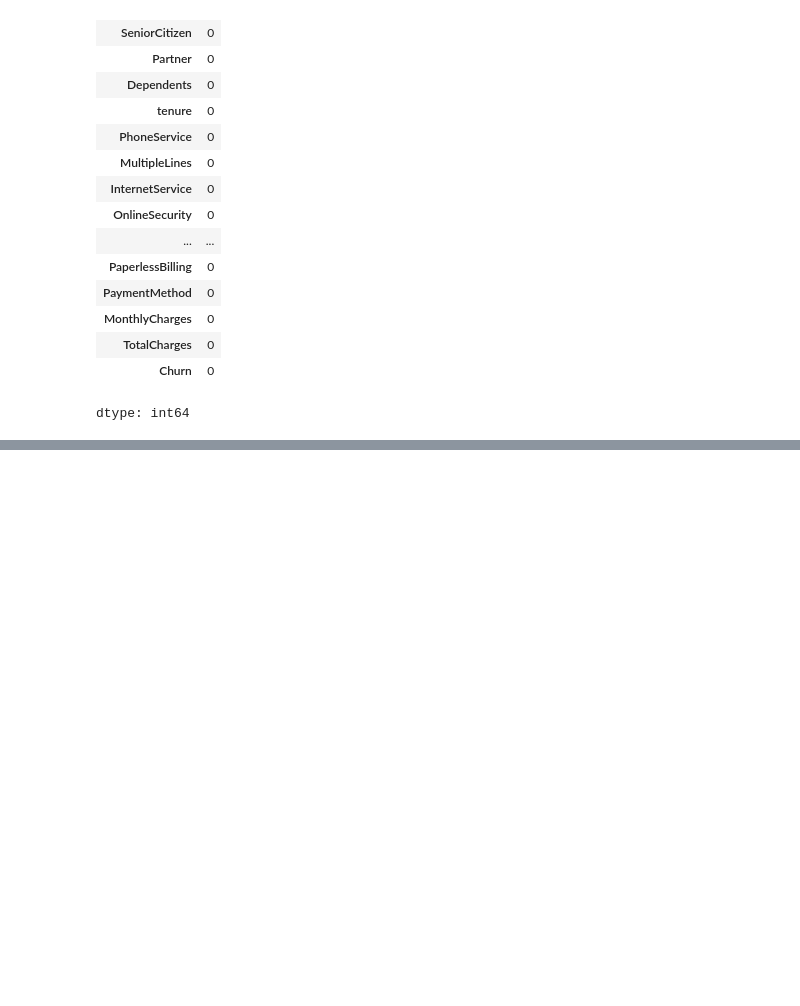
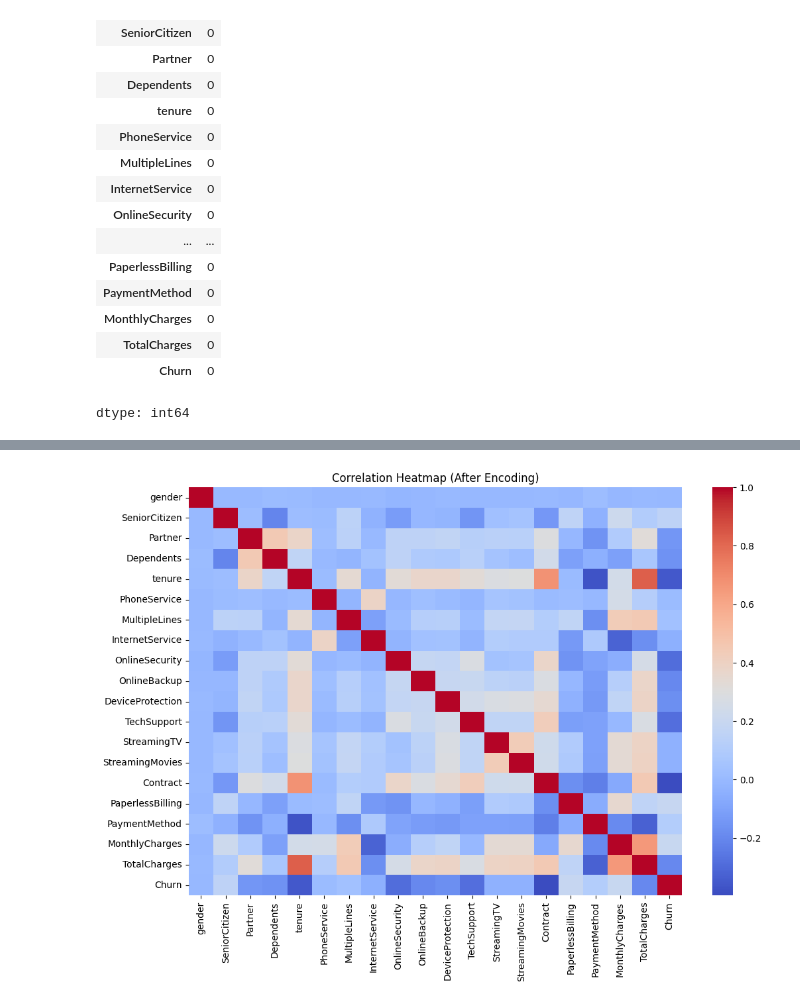
Before and after one commit to coder-priyanka01/customer-churn-prediction-system, a Jupyter notebook: Customer_Churn_Prediction_&_Business_Intelligence_System.ipynb, the cells around one changed output, grey strips where cells are left out. Saved outputs shown, nothing was run; the diff lists cells and outputs as text; code cells hidden in the pictures; blank space fills up the shorter version.

```diff
--- a/Customer_Churn_Prediction_&_Business_Intelligence_System.ipynb
+++ b/Customer_Churn_Prediction_&_Business_Intelligence_System.ipynb
@@ -275,0 +154,7 @@ for i in range(1, 21):
+# %%
+plt.figure(figsize=(12,8))
+sns.heatmap(df.corr(), annot=False, cmap="coolwarm")
+plt.title("Correlation Heatmap (After Encoding)")
+plt.show()
+# %% [output]
+[figure, added]
```
Also changed, not shown: parts of 52 cells of this notebook.
